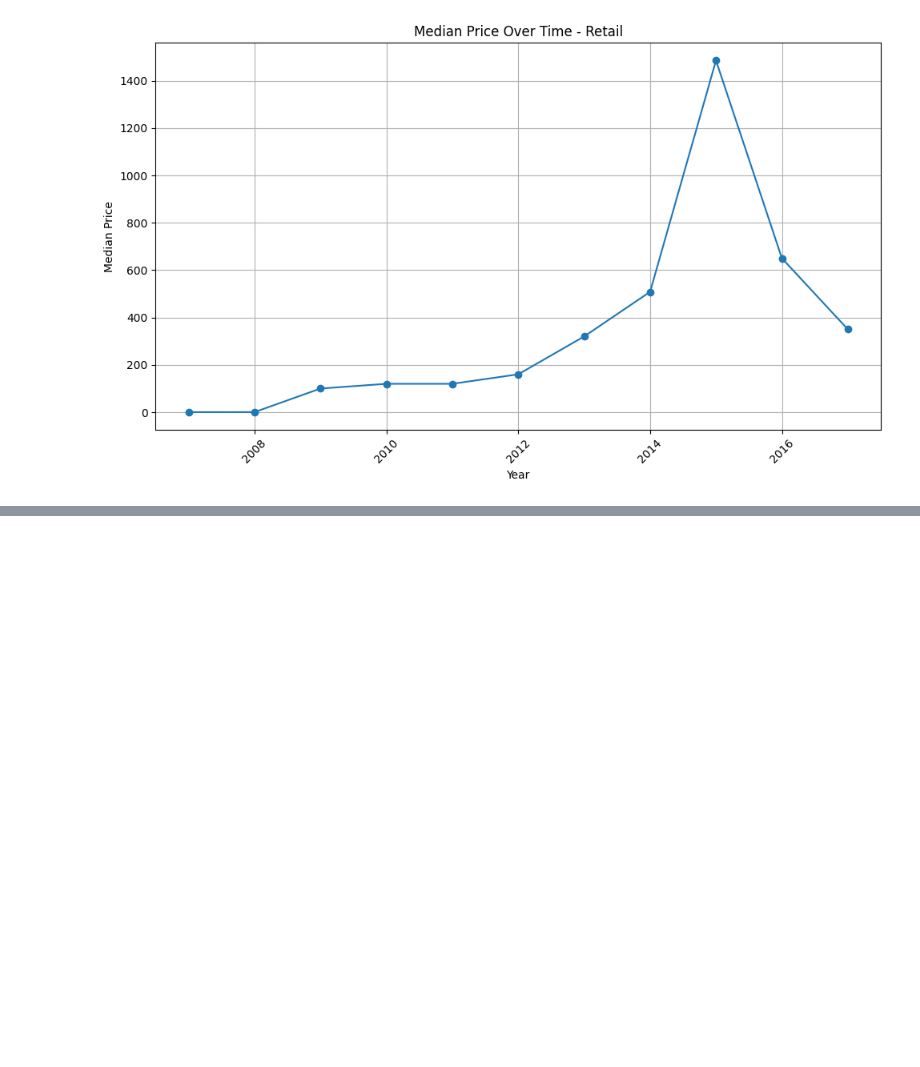
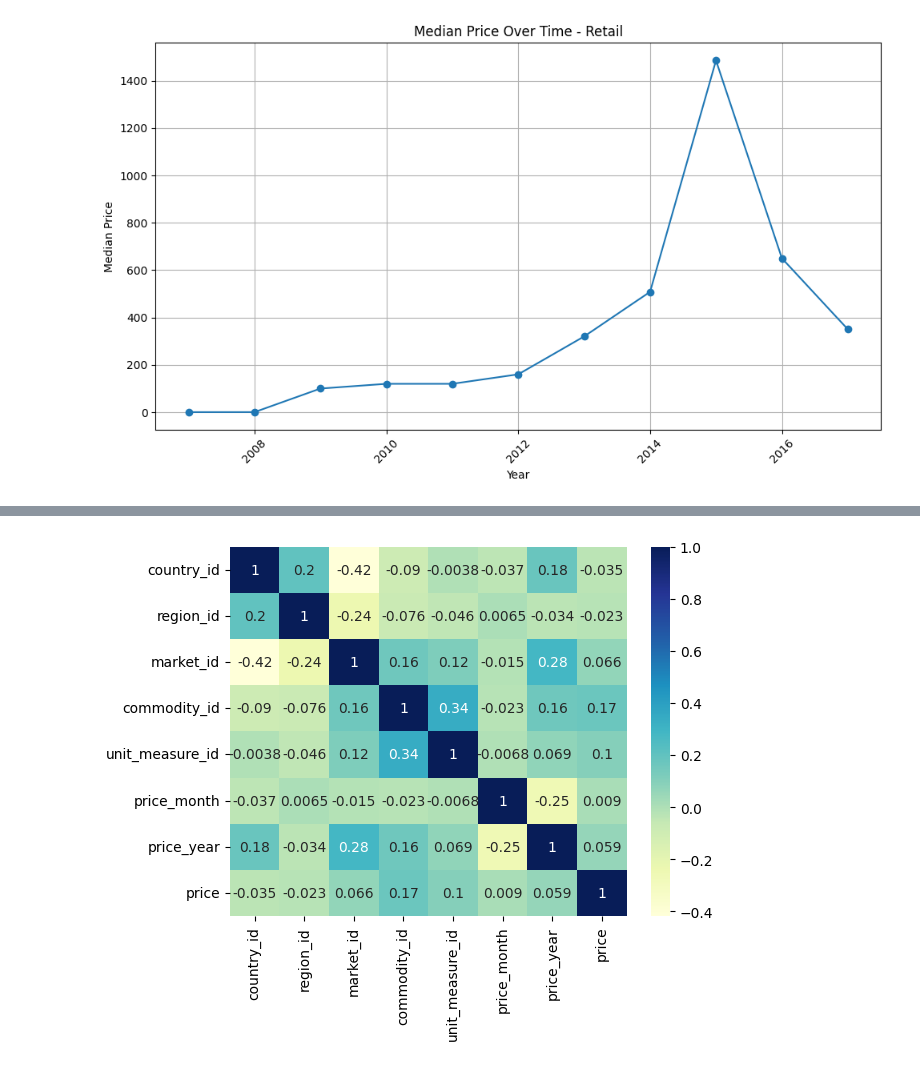
Before and after one commit to raghuveerv/CommodityPricePredictor, a Jupyter notebook: exploratory.ipynb, the cells around one changed output, grey strips where cells are left out. Cells and saved outputs as stored; diff of their text form; code cells hidden in the pictures; blank space fills up the shorter version.

```diff
--- a/exploratory.ipynb
+++ b/exploratory.ipynb
@@ -11,6 +17,7 @@ pd.options.display.max_rows = 100  # default is 60 rows
 # %%
 #I used Sublime Text to fix the file and encode it in UTF-8
-df_market = pd.read_csv('C:\\Users\\toyha\\Downloads\\archive\\wfp_market_food_prices.csv')
+file_path = '/content/drive/My Drive/wfp_market_food_prices.csv'  # Update the path if needed
+df_market = pd.read_csv(file_path, encoding='ISO-8859-1')
 # %%
 df_market.shape
 # %% [output]
@@ -299,0 +323,2 @@ plot_median_price(retail_data, 'Median Price Over Time - Retail')
+# %%
+me_numeric = filter_middleeast[["country_id", "region_id", "market_id", "commodity_id", "unit_measure_id", "price_month", "price_year", "price"]]
@@ -299,0 +337,5 @@ plot_median_price(retail_data, 'Median Price Over Time - Retail')
+# %%
+dataplot = sns.heatmap(me_numeric.corr(numeric_only=True), cmap="YlGnBu", annot=True)
+plt.show()
+# %% [output]
+[figure, added]
```
Also changed, not shown: parts of 6 cells of this notebook.
